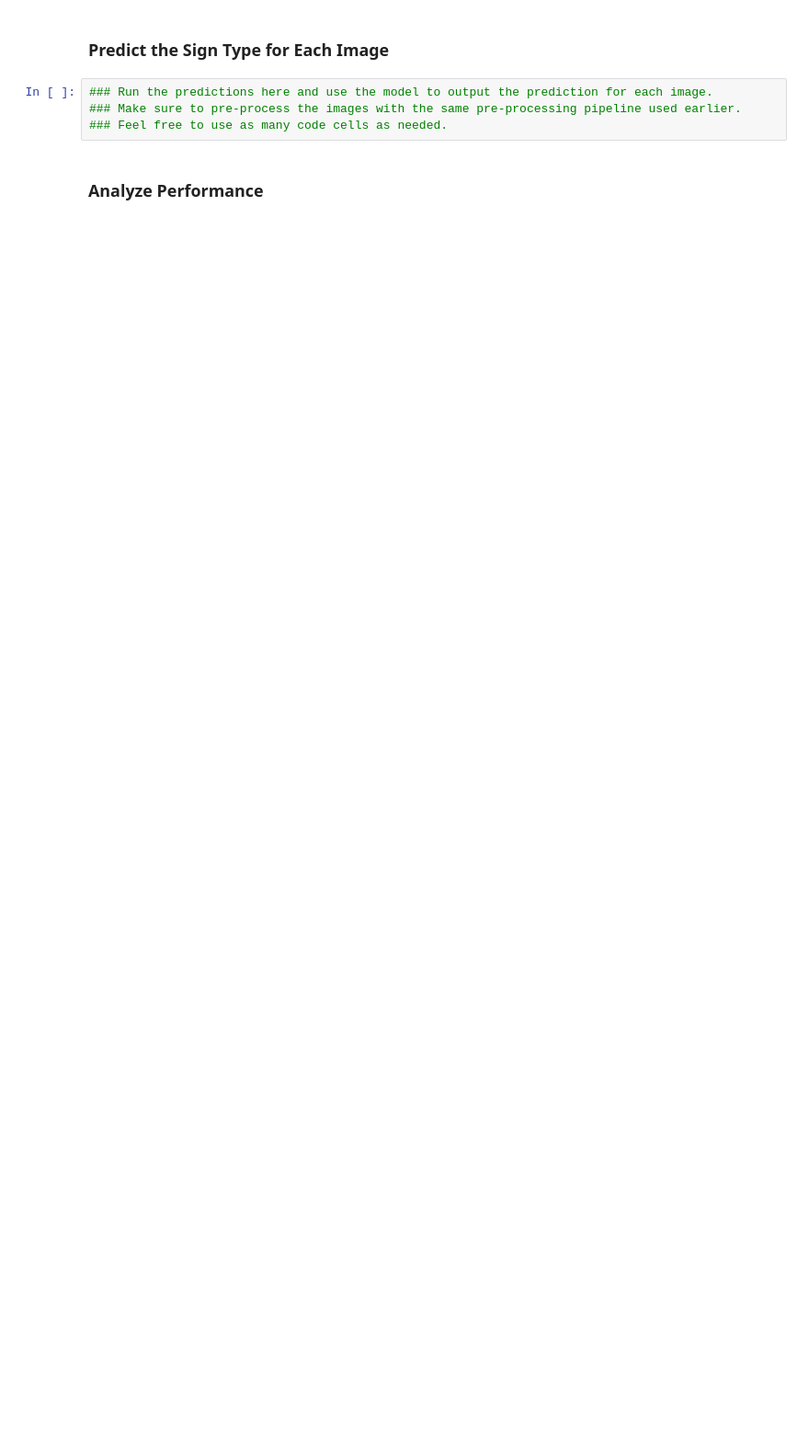
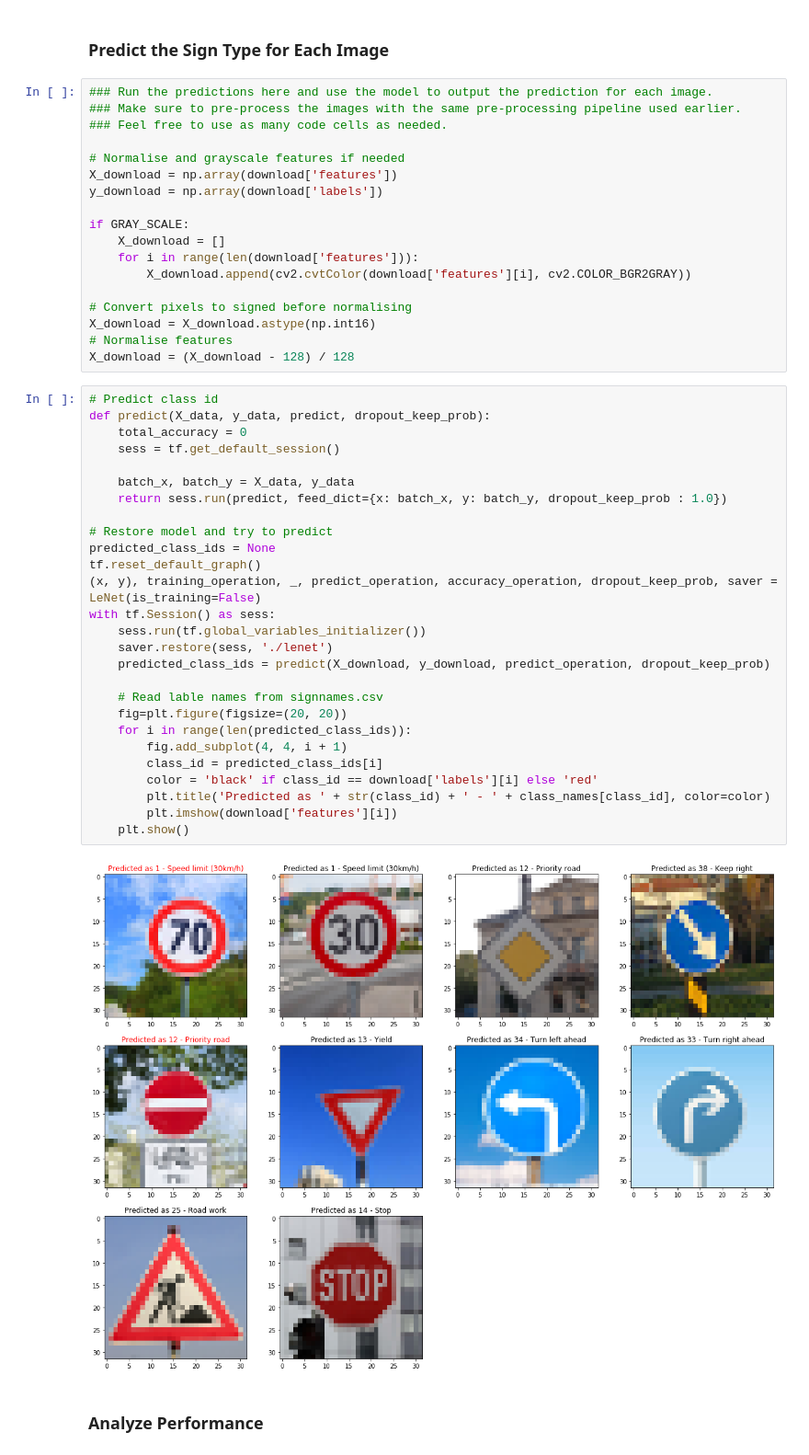
Before and after one commit to clarkli86/CarND-Traffic-Sign-Classifier-Project, a Jupyter notebook: Traffic_Sign_Classifier.ipynb, the cells around one changed output. Shown: that part at 92% size. Saved outputs shown, nothing was run; the diff lists cells and outputs as text; blank space fills up the shorter version.

```diff
--- a/Traffic_Sign_Classifier.ipynb
+++ b/Traffic_Sign_Classifier.ipynb
@@ -554,6 +597,49 @@ You may find `signnames.csv` useful as it contains mappings from the class id (i
 ### Run the predictions here and use the model to output the prediction for each image.
 ### Make sure to pre-process the images with the same pre-processing pipeline used earlier.
 ### Feel free to use as many code cells as needed.
+
+# Normalise and grayscale features if needed
+X_download = np.array(download['features'])
+y_download = np.array(download['labels'])
+
+if GRAY_SCALE:
+    X_download = []
+    for i in range(len(download['features'])):
+        X_download.append(cv2.cvtColor(download['features'][i], cv2.COLOR_BGR2GRAY))
+
+# Convert pixels to signed before normalising
+X_download = X_download.astype(np.int16)
+# Normalise features
+X_download = (X_download - 128) / 128
+# %%
+# Predict class id
+def predict(X_data, y_data, predict, dropout_keep_prob):
+    total_accuracy = 0
+    sess = tf.get_default_session()
+
+    batch_x, batch_y = X_data, y_data
+    return sess.run(predict, feed_dict={x: batch_x, y: batch_y, dropout_keep_prob : 1.0})
+
+# Restore model and try to predict
+predicted_class_ids = None
+tf.reset_default_graph()
+(x, y), training_operation, _, predict_operation, accuracy_operation, dropout_keep_prob, saver = LeNet(is_training=False)
+with tf.Session() as sess:
+    sess.run(tf.global_variables_initializer())
+    saver.restore(sess, './lenet')
+    predicted_class_ids = predict(X_download, y_download, predict_operation, dropout_keep_prob)
+
+    # Read lable names from signnames.csv
+    fig=plt.figure(figsize=(20, 20))
+    for i in range(len(predicted_class_ids)):
+        fig.add_subplot(4, 4, i + 1)
+        class_id = predicted_class_ids[i]
+        color = 'black' if class_id == download['labels'][i] else 'red'
+        plt.title('Predicted as ' + str(class_id) + ' - ' + class_names[class_id], color=color)
+        plt.imshow(download['features'][i])
+    plt.show()
+# %% [output]
+[figure, added]
 # %% [markdown]
 ### Analyze Performance
 # %%
```
Also changed, not shown: parts of 11 cells of this notebook, 20 other files.
